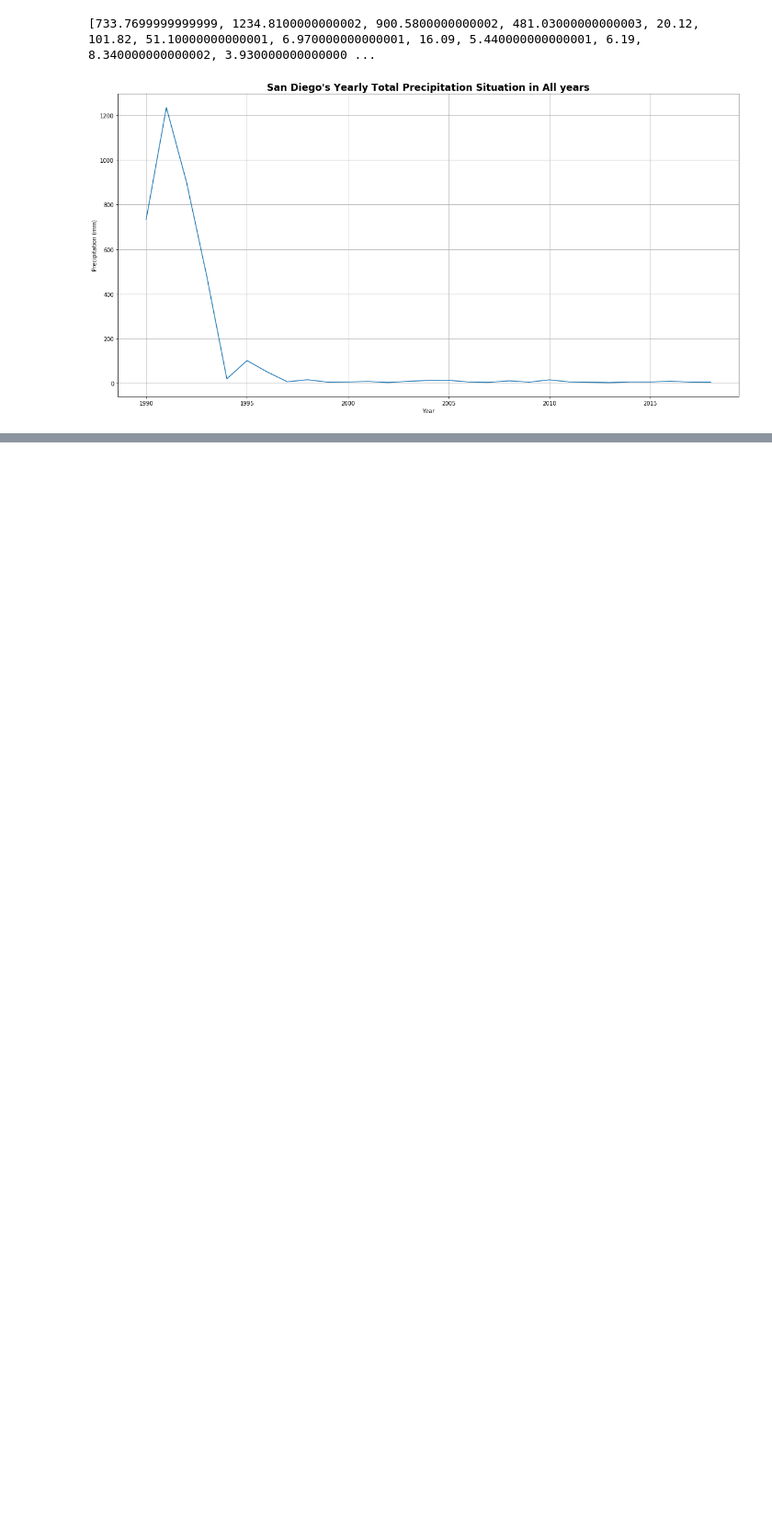
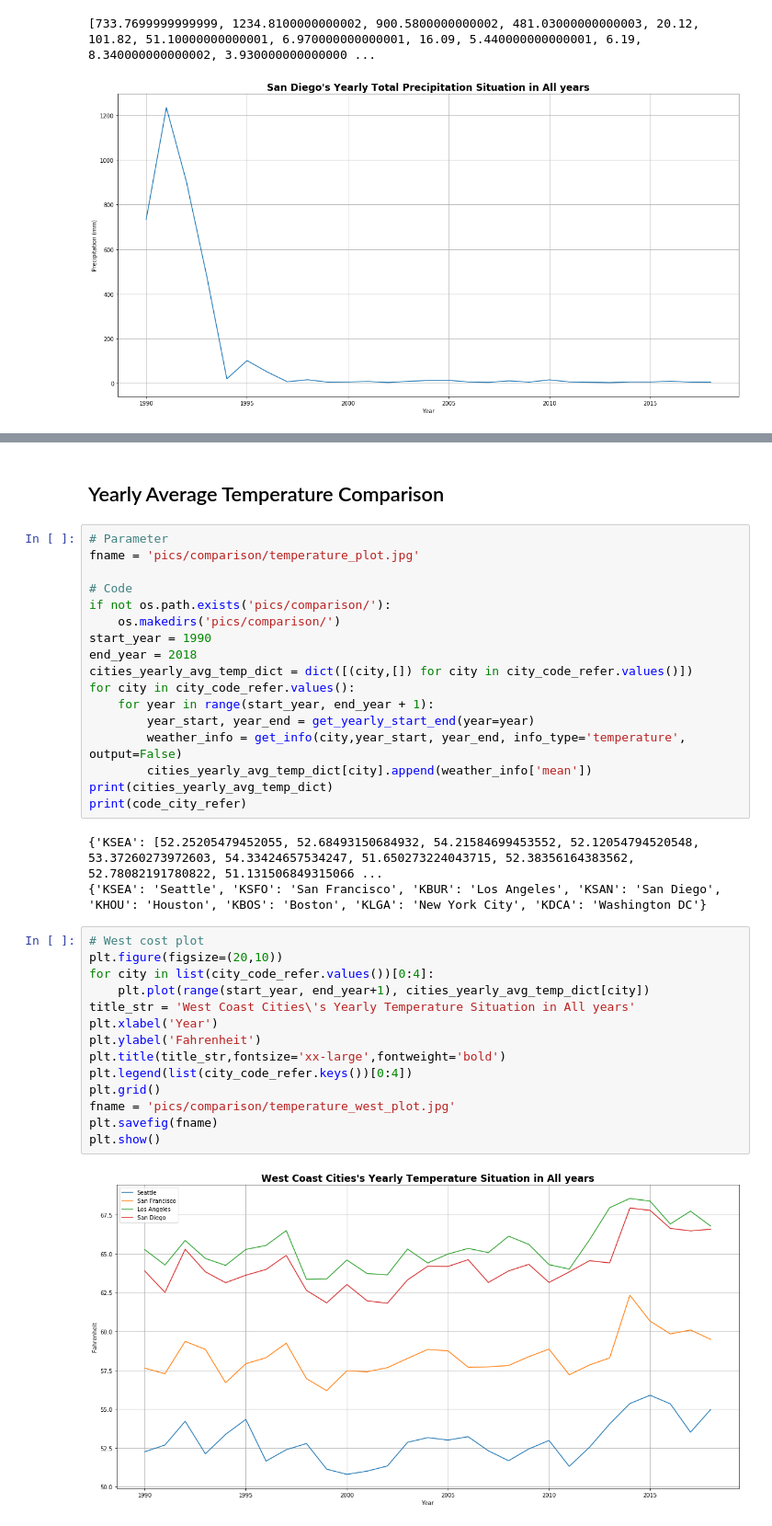
Before and after one commit to WFighter909/ECE-143-Group-10, a Jupyter notebook: Data Visualization.ipynb, the cells around one changed output, grey strips where cells are left out. Shown at 92% size. Cells and saved outputs as stored; diff of their text form; blank space fills up the shorter version.

Commit message:
comparison

```diff
--- a/Data Visualization.ipynb
+++ b/Data Visualization.ipynb
@@ -379,0 +396,38 @@ plt.show()
+# %% [markdown]
+## Yearly Average Temperature Comparison
+# %%
+# Parameter
+fname = 'pics/comparison/temperature_plot.jpg'
+
+# Code
+if not os.path.exists('pics/comparison/'):
+    os.makedirs('pics/comparison/')
+start_year = 1990
+end_year = 2018
+cities_yearly_avg_temp_dict = dict([(city,[]) for city in city_code_refer.values()])
+for city in city_code_refer.values():
+    for year in range(start_year, end_year + 1):
+        year_start, year_end = get_yearly_start_end(year=year)
+        weather_info = get_info(city,year_start, year_end, info_type='temperature', output=False)
+        cities_yearly_avg_temp_dict[city].append(weather_info['mean'])
+print(cities_yearly_avg_temp_dict)
+print(code_city_refer)
+# %% [output]
+{'KSEA': [52.25205479452055, 52.68493150684932, 54.21584699453552, 52.12054794520548, 53.37260273972603, 54.33424657534247, 51.650273224043715, 52.38356164383562, 52.78082191780822, 51.131506849315066 ...
+{'KSEA': 'Seattle', 'KSFO': 'San Francisco', 'KBUR': 'Los Angeles', 'KSAN': 'San Diego', 'KHOU': 'Houston', 'KBOS': 'Boston', 'KLGA': 'New York City', 'KDCA': 'Washington DC'}
+# %%
+# West cost plot
+plt.figure(figsize=(20,10))
+for city in list(city_code_refer.values())[0:4]:
+    plt.plot(range(start_year, end_year+1), cities_yearly_avg_temp_dict[city])
+title_str = 'West Coast Cities\'s Yearly Temperature Situation in All years'
+plt.xlabel('Year')
+plt.ylabel('Fahrenheit')
+plt.title(title_str,fontsize='xx-large',fontweight='bold')
+plt.legend(list(city_code_refer.keys())[0:4])
+plt.grid()
+fname = 'pics/comparison/temperature_west_plot.jpg'
+plt.savefig(fname)
+plt.show()
+# %% [output]
+[figure, added]
```
Also changed, not shown: parts of 12 cells of this notebook, 14 other files.
